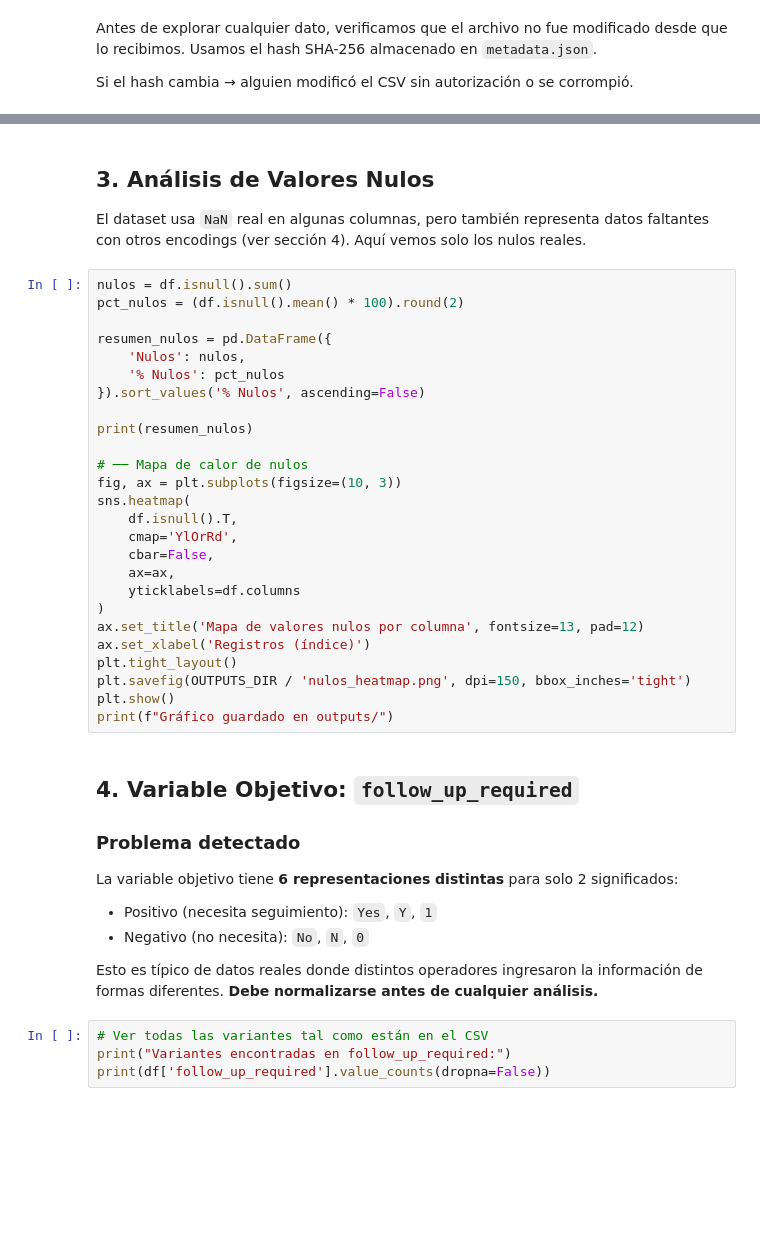
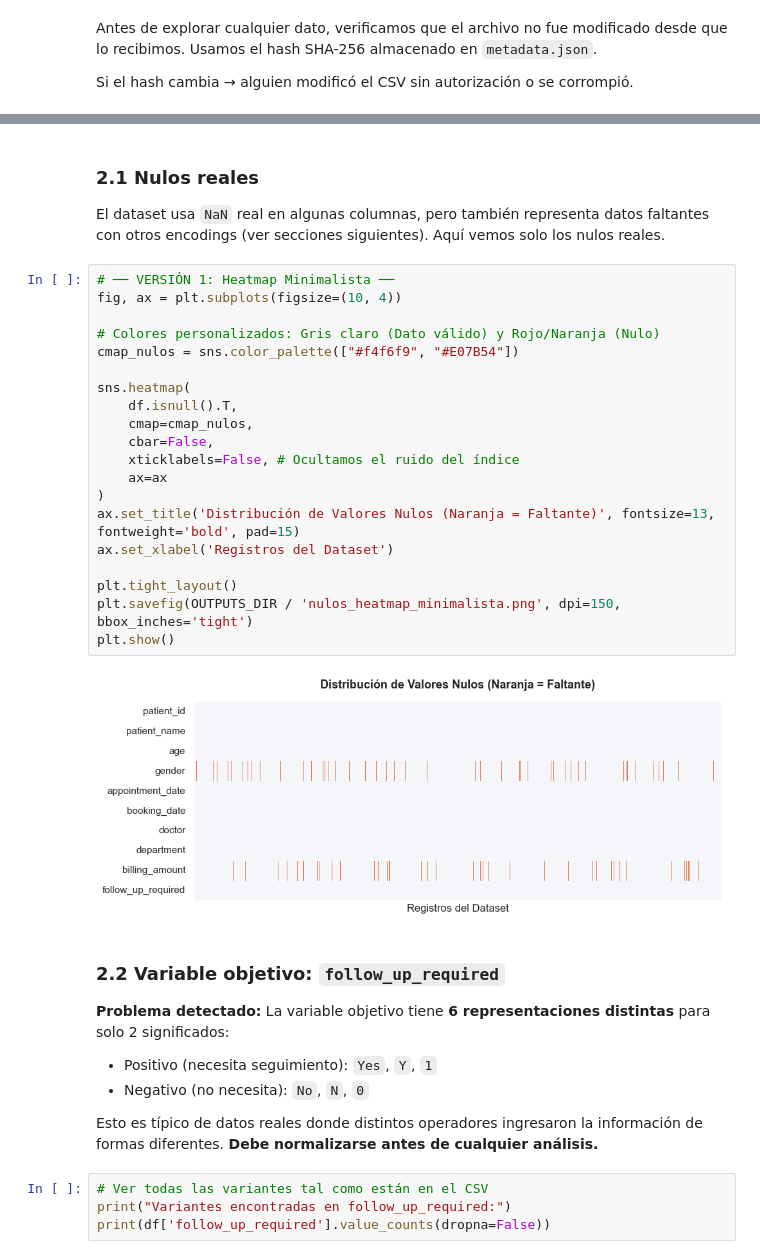
Before and after one commit to GiulianoLopresti/EDA-Messy-Clinic-Appointments, a Jupyter notebook: notebooks/01_EDA.ipynb, the cells around one changed output, grey strips where cells are left out. Drawn from its saved outputs; the diff is of its cells as text; blank space fills up the shorter version.

```diff
--- a/notebooks/01_EDA.ipynb
+++ b/notebooks/01_EDA.ipynb
@@ -95,44 +163,37 @@ df.describe().round(2)
 # %% [markdown]
-## 3. Análisis de Valores Nulos
+### 2.1 Nulos reales
 
-El dataset usa `NaN` real en algunas columnas, pero también representa datos
-faltantes con otros encodings (ver sección 4). Aquí vemos solo los nulos reales.
+El dataset usa `NaN` real en algunas columnas, pero también representa datos faltantes con otros encodings (ver secciones siguientes). Aquí vemos solo los nulos reales.
 # %%
-nulos = df.isnull().sum()
-pct_nulos = (df.isnull().mean() * 100).round(2)
+# ── VERSIÓN 1: Heatmap Minimalista ──
+fig, ax = plt.subplots(figsize=(10, 4))
 
-resumen_nulos = pd.DataFrame({
-    'Nulos': nulos,
-    '% Nulos': pct_nulos
-}).sort_values('% Nulos', ascending=False)
+# Colores personalizados: Gris claro (Dato válido) y Rojo/Naranja (Nulo)
+cmap_nulos = sns.color_palette(["#f4f6f9", "#E07B54"])
 
-print(resumen_nulos)
-
-# ── Mapa de calor de nulos
-fig, ax = plt.subplots(figsize=(10, 3))
 sns.heatmap(
     df.isnull().T,
-    cmap='YlOrRd',
+    cmap=cmap_nulos,
     cbar=False,
-    ax=ax,
-    yticklabels=df.columns
+    xticklabels=False, # Ocultamos el ruido del índice
+    ax=ax
 )
-ax.set_title('Mapa de valores nulos por columna', fontsize=13, pad=12)
-ax.set_xlabel('Registros (índice)')
+ax.set_title('Distribución de Valores Nulos (Naranja = Faltante)', fontsize=13, fontweight='bold', pad=15)
+ax.set_xlabel('Registros del Dataset')
+
 plt.tight_layout()
-plt.savefig(OUTPUTS_DIR / 'nulos_heatmap.png', dpi=150, bbox_inches='tight')
+plt.savefig(OUTPUTS_DIR / 'nulos_heatmap_minimalista.png', dpi=150, bbox_inches='tight')
 plt.show()
-print(f"Gráfico guardado en outputs/")
+# %% [output]
+[figure, added]
 # %% [markdown]
-## 4. Variable Objetivo: `follow_up_required`
+### 2.2 Variable objetivo: `follow_up_required`
 
-### Problema detectado
-La variable objetivo tiene **6 representaciones distintas** para solo 2 significados:
+**Problema detectado:** La variable objetivo tiene **6 representaciones distintas** para solo 2 significados:
 - Positivo (necesita seguimiento): `Yes`, `Y`, `1`
 - Negativo (no necesita): `No`, `N`, `0`
 
-Esto es típico de datos reales donde distintos operadores ingresaron la información
-de formas diferentes. **Debe normalizarse antes de cualquier análisis.**
+Esto es típico de datos reales donde distintos operadores ingresaron la información de formas diferentes. **Debe normalizarse antes de cualquier análisis.**
 # %%
 # Ver todas las variantes tal como están en el CSV
 print("Variantes encontradas en follow_up_required:")
```
Also changed, not shown: parts of 69 cells of this notebook, 2 other files.
